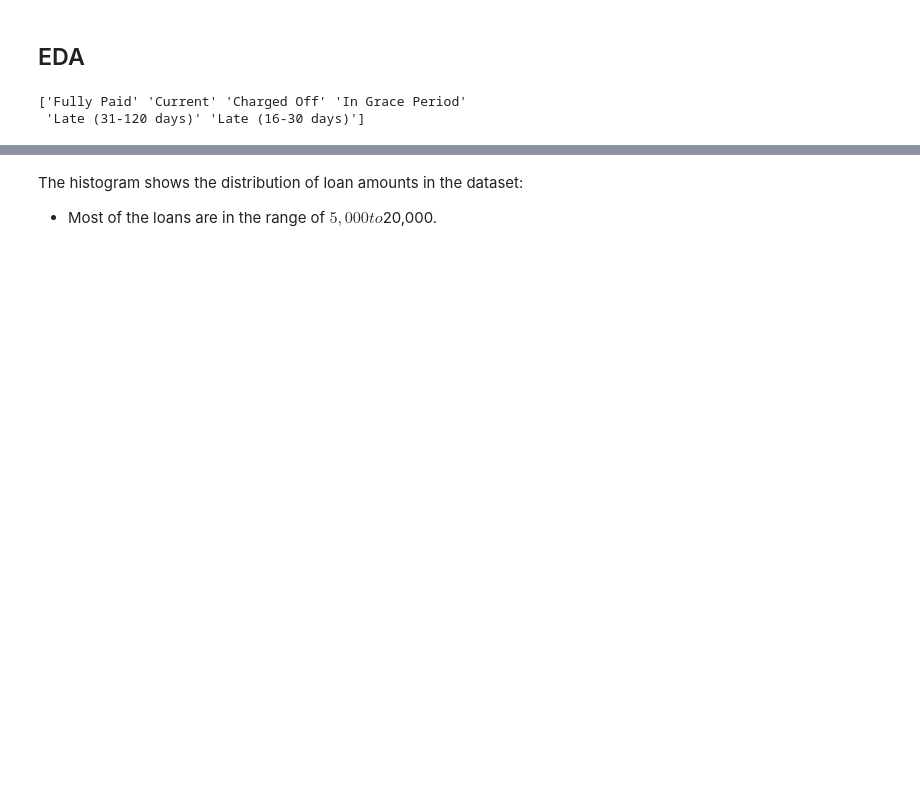
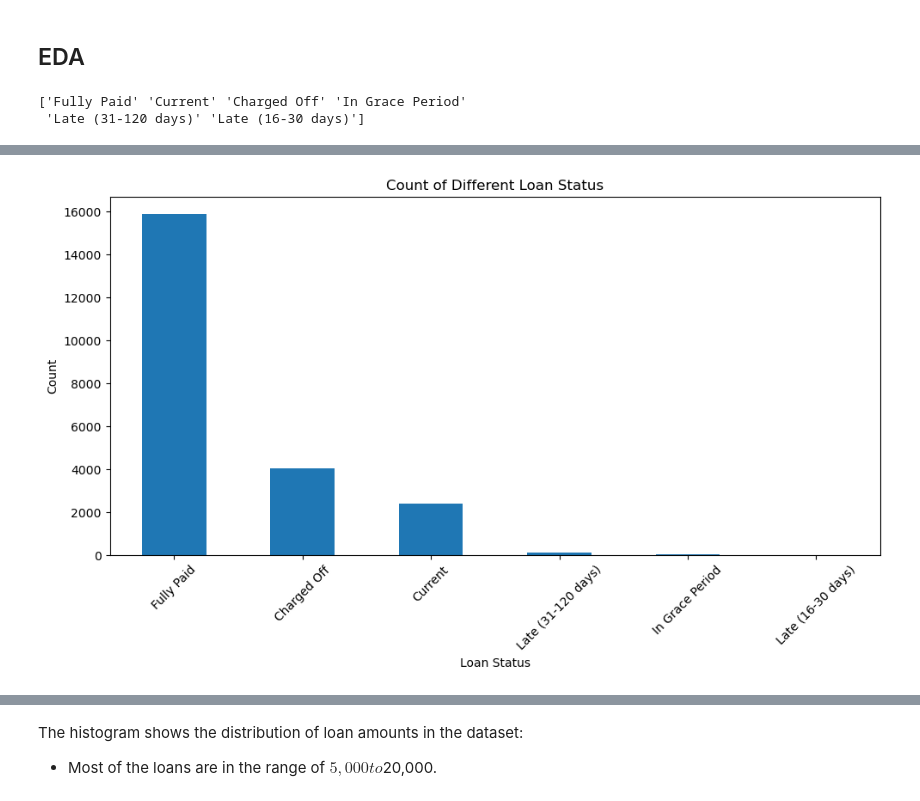
Before and after one commit to rachellliao/loan-default-prediction, a Jupyter notebook: EDA.ipynb, the cells around one changed output, grey strips where cells are left out. Cells and saved outputs as stored; diff of their text form; code cells hidden in the pictures; blank space fills up the shorter version.

```diff
--- a/EDA.ipynb
+++ b/EDA.ipynb
@@ -137,0 +254,12 @@ print(df_clean['loan_status'].unique())
+# %%
+# Create a bar plot for the count of each unique value in 'loan_status' column
+plt.figure(figsize=(10, 6))
+df_clean['loan_status'].value_counts().plot(kind='bar')
+plt.xlabel('Loan Status')
+plt.ylabel('Count')
+plt.title('Count of Different Loan Status')
+plt.xticks(rotation=45)
+plt.tight_layout()
+plt.show()
+# %% [output]
+[figure, added]
```
Also changed, not shown: parts of 29 cells of this notebook.
